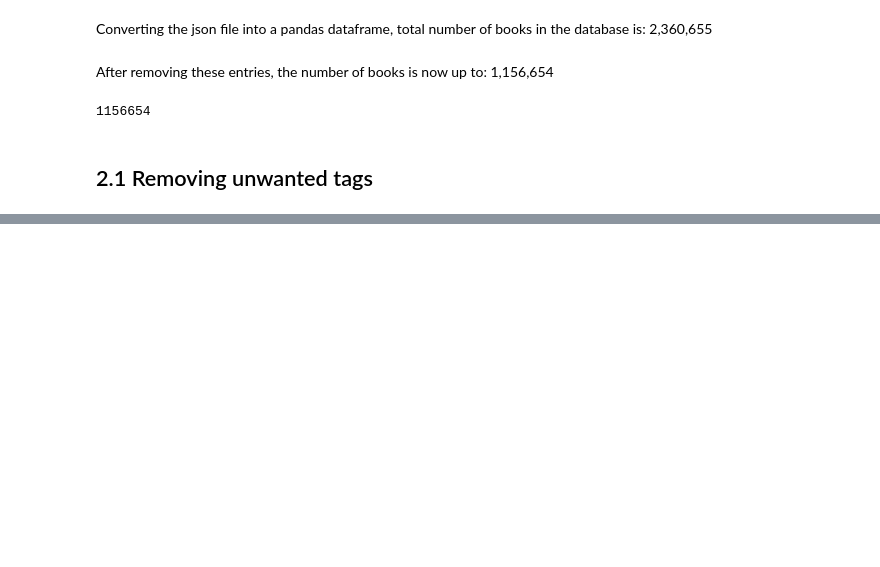
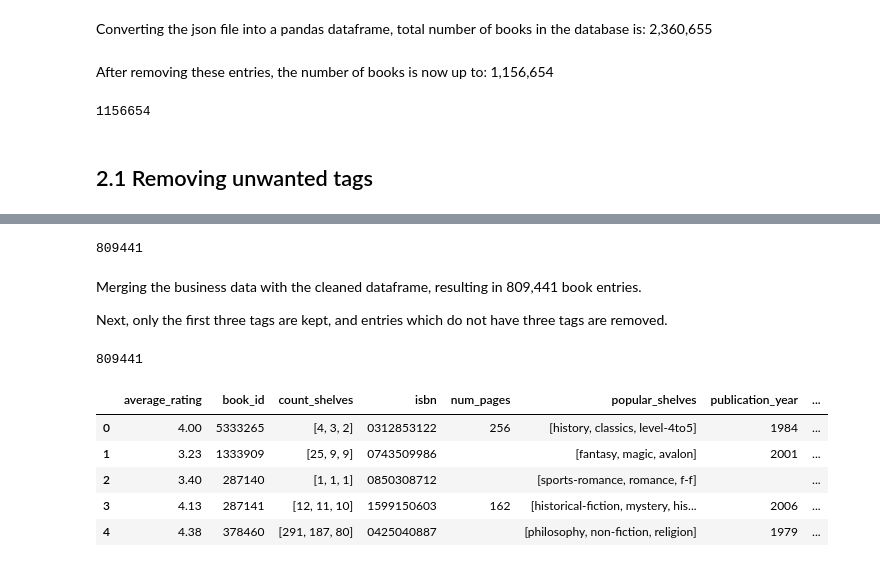
Before and after one commit to ychebaro/project_insight, a Jupyter notebook: Cleaning_books.ipynb, the cells around one changed output, grey strips where cells are left out. Drawn from its saved outputs; the diff is of its cells as text; code cells hidden in the pictures; blank space fills up the shorter version.

Commit message:
extracting shelves

```diff
--- a/Cleaning_books.ipynb
+++ b/Cleaning_books.ipynb
@@ -139,0 +240,2 @@ new_column_c = pd.Series(cnew, name='count_shelves', index=range(len(cnew)))
+# %%
+alldf = df2.append(dfb)
@@ -139,0 +250,44 @@ new_column_c = pd.Series(cnew, name='count_shelves', index=range(len(cnew)))
+# %%
+len(alldf)
+# %% [output]
+809441
+# %% [markdown]
+Merging the business data with the cleaned dataframe, resulting in 809,441 book entries.
+
+Next, only the first three tags are kept, and entries which do not have three tags are removed.
+# %%
+# First take only first 10 tags
+def get_first_tags(dfin, cutoff):
+    popular_shelves = dfin['popular_shelves']
+    count_shelves = dfin['count_shelves']
+    popnew = []
+    cnew = []
+
+    for elm, elmc in zip(popular_shelves, count_shelves):
+        listp = [elm[e] for e in range(len(elm))][0:int(cutoff)]
+        listc = [elmc[e] for e in range(len(elmc))][0:int(cutoff)]
+        if len(listp) >= 3:
+            popnew.append(listp)
+            cnew.append(listc)
+
+    return popnew, cnew
+# %%
+p, c = get_first_tags(alldf, 3)
+# %%
+new_column_p = pd.Series(p, name='popular_shelves', index=range(len(p)))
+new_column_c = pd.Series(c, name='count_shelves', index=range(len(c)))
+alldf.update(new_column_p)
+alldf.update(new_column_c)
+# %%
+len(alldf)
+# %% [output]
+809441
+# %%
+alldf.head()
+# %% [output]
+|  | average_rating | book_id | count_shelves | isbn | num_pages | popular_shelves | publication_year | ... |
+| 0 | 4.00 | 5333265 | [4, 3, 2] | 0312853122 | 256 | [history, classics, level-4to5] | 1984 | ... |
+| 1 | 3.23 | 1333909 | [25, 9, 9] | 0743509986 |  | [fantasy, magic, avalon] | 2001 | ... |
+| 2 | 3.40 | 287140 | [1, 1, 1] | 0850308712 |  | [sports-romance, romance, f-f] |  | ... |
+| 3 | 4.13 | 287141 | [12, 11, 10] | 1599150603 | 162 | [historical-fiction, mystery, his... | 2006 | ... |
+| 4 | 4.38 | 378460 | [291, 187, 80] | 0425040887 |  | [philosophy, non-fiction, religion] | 1979 | ... |
```
Also changed, not shown: parts of 28 cells of this notebook.
